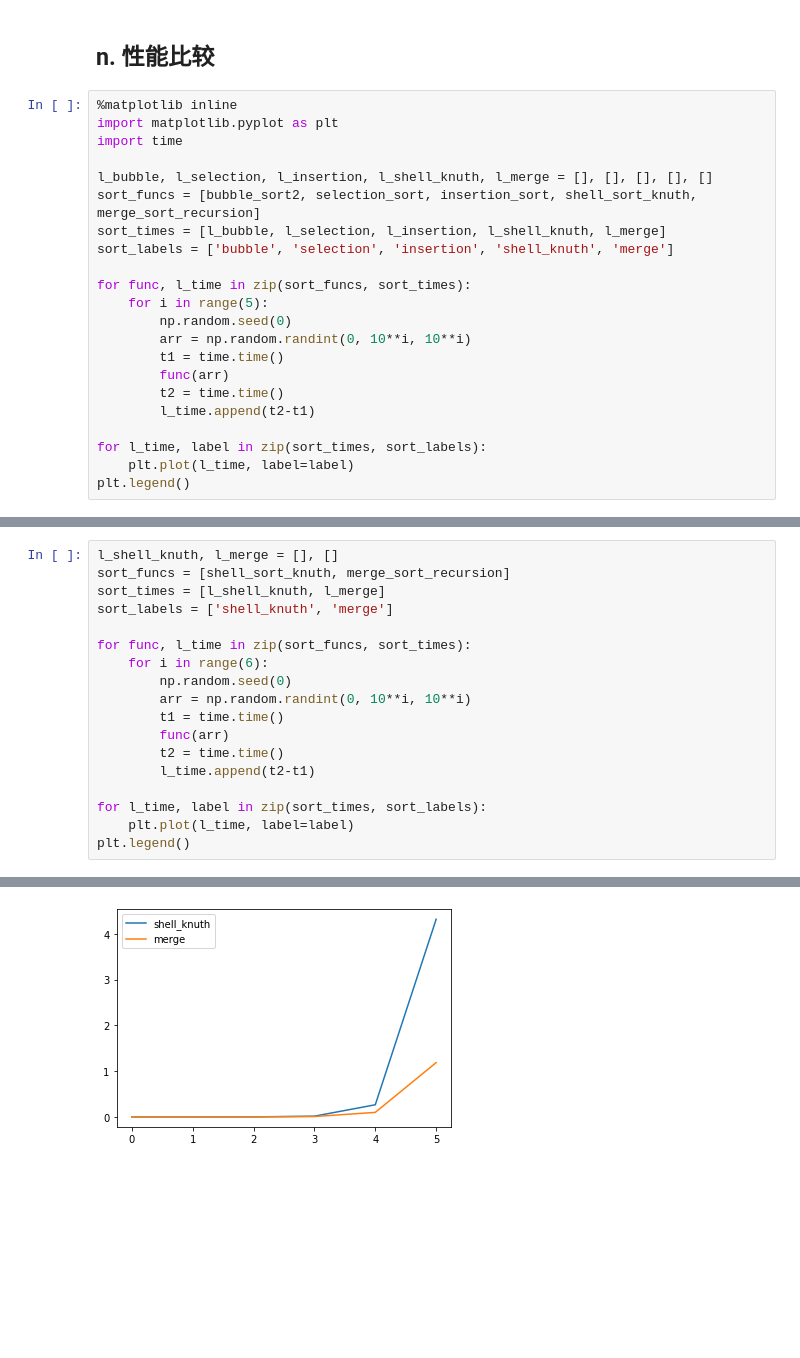
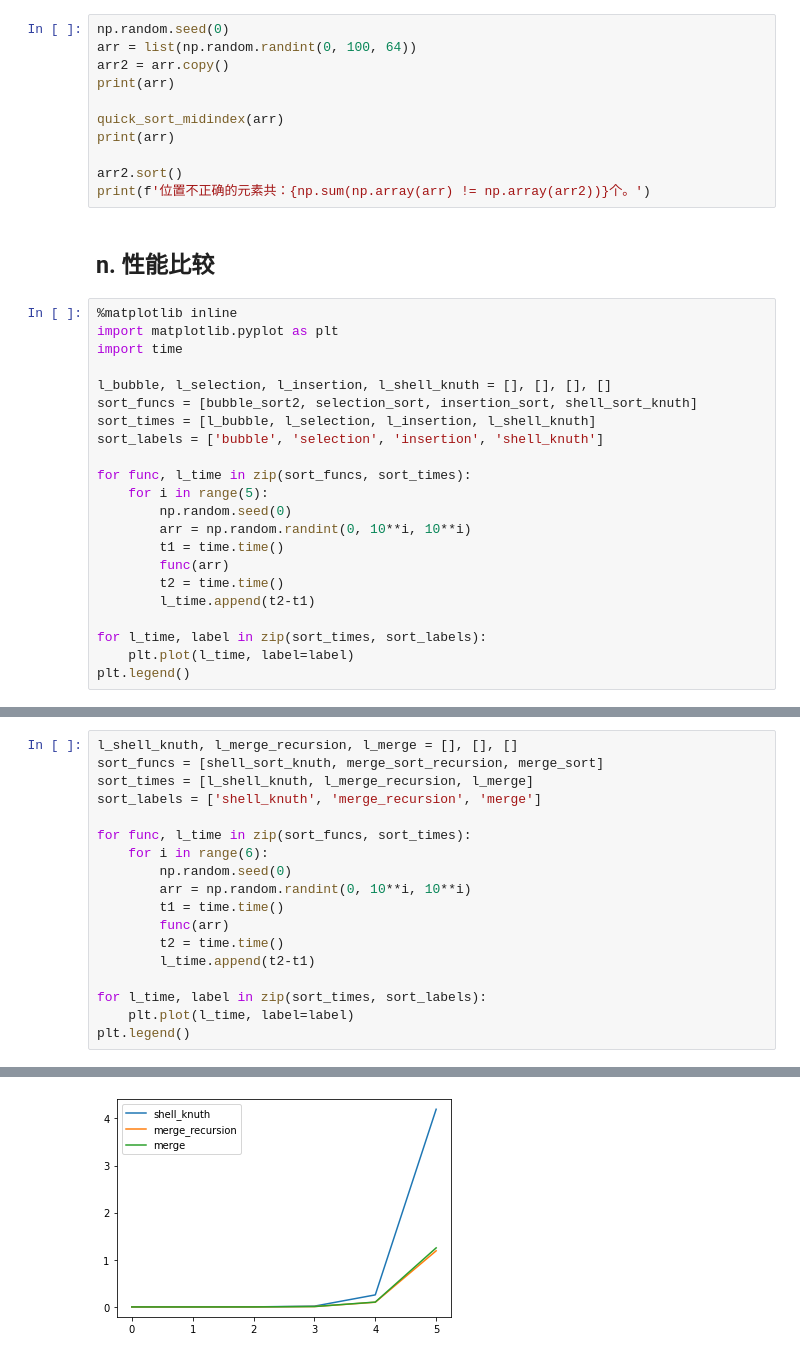
Before and after one commit to michaelbrucelin/HelloLanguage, a Jupyter notebook: Jupyter/Algorithm/Sort/排序算法-Python.ipynb, the cells around one changed output, grey strips where cells are left out. Saved outputs shown, nothing was run; the diff lists cells and outputs as text; blank space fills up the shorter version.

```diff
--- a/Jupyter/Algorithm/Sort/排序算法-Python.ipynb
+++ b/Jupyter/Algorithm/Sort/排序算法-Python.ipynb
@@ -319,3 +341,14 @@ def merge_arr2(arr, lptr, rptr, bound):
+# %%
+np.random.seed(0)
+arr = list(np.random.randint(0, 100, 64))
+arr2 = arr.copy()
+print(arr)
+
+quick_sort_midindex(arr)
+print(arr)
+
+arr2.sort()
+print(f'位置不正确的元素共：{np.sum(np.array(arr) != np.array(arr2))}个。')
 # %% [markdown]
 ## n. 性能比较
 # %%
@@ -323,10 +356,10 @@ def merge_arr2(arr, lptr, rptr, bound):
 import matplotlib.pyplot as plt
 import time
 
-l_bubble, l_selection, l_insertion, l_shell_knuth, l_merge = [], [], [], [], []
-sort_funcs = [bubble_sort2, selection_sort, insertion_sort, shell_sort_knuth, merge_sort_recursion]
-sort_times = [l_bubble, l_selection, l_insertion, l_shell_knuth, l_merge]
-sort_labels = ['bubble', 'selection', 'insertion', 'shell_knuth', 'merge']
+l_bubble, l_selection, l_insertion, l_shell_knuth = [], [], [], []
+sort_funcs = [bubble_sort2, selection_sort, insertion_sort, shell_sort_knuth]
+sort_times = [l_bubble, l_selection, l_insertion, l_shell_knuth]
+sort_labels = ['bubble', 'selection', 'insertion', 'shell_knuth']
 
 for func, l_time in zip(sort_funcs, sort_times):
     for i in range(5):
@@ -346,21 +379,21 @@ plt.legend()
 # %%
-l_shell_knuth, l_merge = [], []
-sort_funcs = [shell_sort_knuth, merge_sort_recursion]
-sort_times = [l_shell_knuth, l_merge]
-sort_labels = ['shell_knuth', 'merge']
+l_shell_knuth, l_merge_recursion, l_merge = [], [], []
+sort_funcs = [shell_sort_knuth, merge_sort_recursion, merge_sort]
+sort_times = [l_shell_knuth, l_merge_recursion, l_merge]
+sort_labels = ['shell_knuth', 'merge_recursion', 'merge']
 
 for func, l_time in zip(sort_funcs, sort_times):
     for i in range(6):
         np.random.seed(0)
         arr = np.random.randint(0, 10**i, 10**i)
         t1 = time.time()
         func(arr)
         t2 = time.time()
         l_time.append(t2-t1)
 
 for l_time, label in zip(sort_times, sort_labels):
     plt.plot(l_time, label=label)
 plt.legend()
 # %% [output]
 <matplotlib.legend.Legend at 0x...>
-[figure, old version]
+[figure, new version]
```
Also changed, not shown: parts of 4 cells of this notebook.
